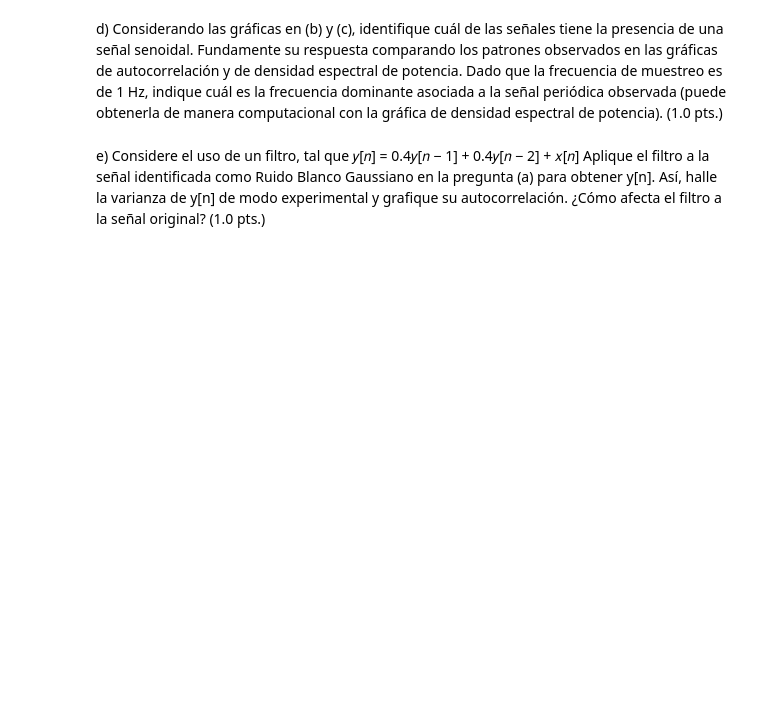
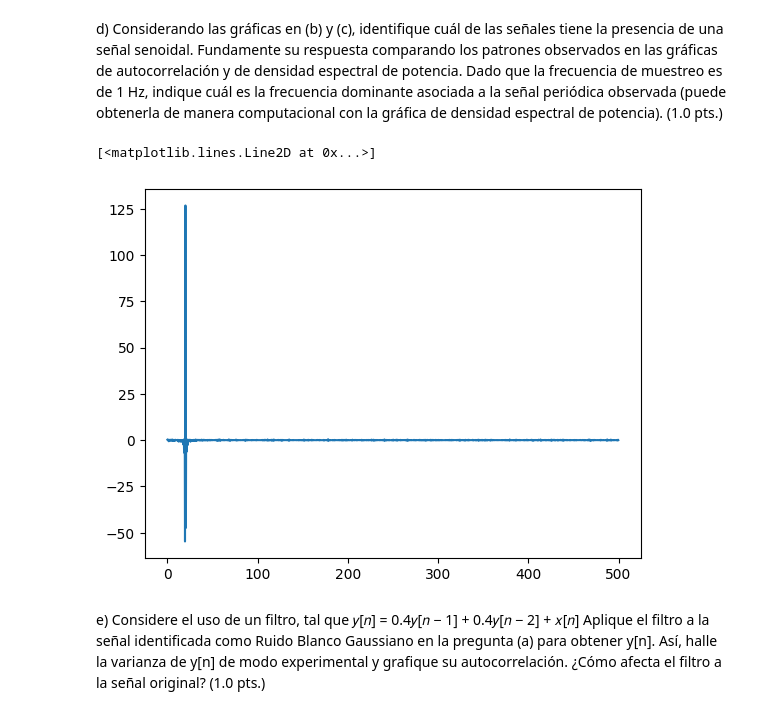
Before and after one commit to ExampleToFollow/PracticasPDS, a Jupyter notebook: Lab5/Lab5_IF_20213704.ipynb, the cells around one changed output. Saved outputs shown, nothing was run; the diff lists cells and outputs as text; code cells hidden in the pictures; blank space fills up the shorter version.

```diff
--- a/Lab5/Lab5_IF_20213704.ipynb
+++ b/Lab5/Lab5_IF_20213704.ipynb
@@ -232,6 +266,13 @@ las gráficas de autocorrelación y de densidad espectral de potencia. Dado que
 frecuencia de muestreo es de 1 Hz, indique cuál es la frecuencia dominante asociada a la
 señal periódica observada (puede obtenerla de manera computacional con la gráfica de
 densidad espectral de potencia). (1.0 pts.)
+# %%
+from scipy.signal import firwin, freqz
+w, h = freqz(autocorrx2, worN=len(autocorrx2), fs=1e3)
+plt.plot(w,h)
+# %% [output]
+[<matplotlib.lines.Line2D at 0x...>]
+[figure, added]
 # %% [markdown]
 e) Considere el uso de un filtro, tal que
 𝑦[𝑛] = 0.4𝑦[𝑛 − 1] + 0.4𝑦[𝑛 − 2] + 𝑥[𝑛]
```
Also changed, not shown: parts of 3 cells of this notebook, 1 other file.
